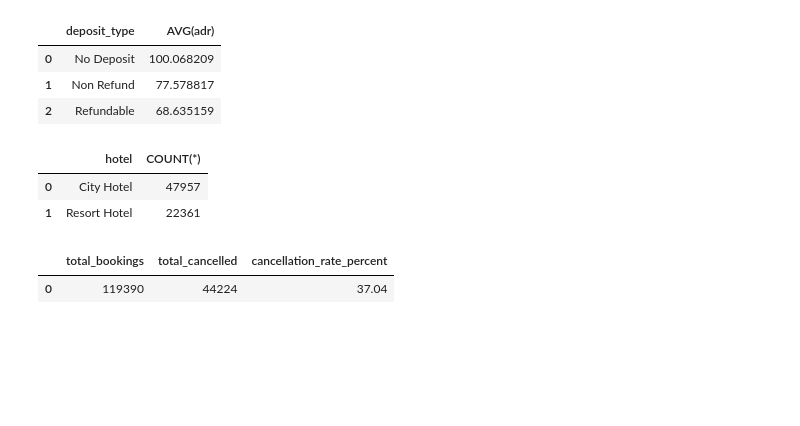
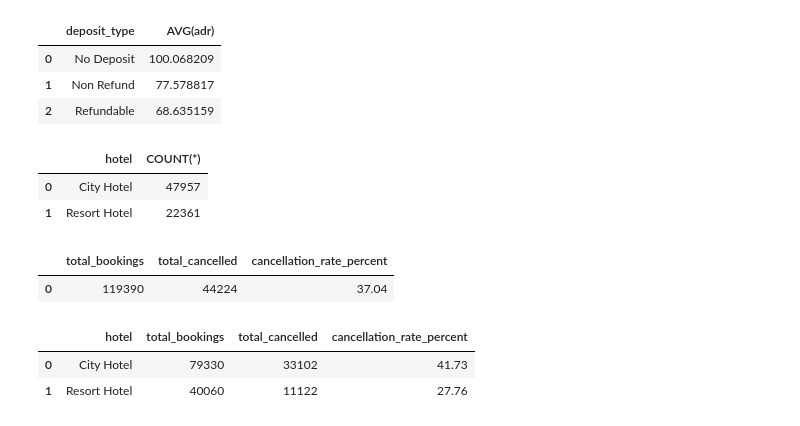
Before and after one commit to TanzeerCR7/stayiq-hotel-analytics, a Jupyter notebook: notebooks/exploration/01_first_look.ipynb, the cells around one changed output. Saved outputs shown, nothing was run; the diff lists cells and outputs as text; code cells hidden in the pictures; blank space fills up the shorter version.

Commit message:
Add cancellation rate by hotel type

```diff
--- a/notebooks/exploration/01_first_look.ipynb
+++ b/notebooks/exploration/01_first_look.ipynb
@@ -484,3 +484,20 @@ result
 # %% [output]
 |  | total_bookings | total_cancelled | cancellation_rate_percent |
 | 0 | 119390 | 44224 | 37.04 |
+# %%
+query = """
+SELECT
+    hotel,
+    COUNT(*) AS total_bookings,
+    SUM(is_canceled) AS total_cancelled,
+    ROUND(100.0 * SUM(is_canceled) / COUNT(*), 2) AS cancellation_rate_percent
+FROM bookings
+GROUP BY hotel;
+"""
+
+result = pd.read_sql_query(query, conn)
+result
+# %% [output]
+|  | hotel | total_bookings | total_cancelled | cancellation_rate_percent |
+| 0 | City Hotel | 79330 | 33102 | 41.73 |
+| 1 | Resort Hotel | 40060 | 11122 | 27.76 |
```
